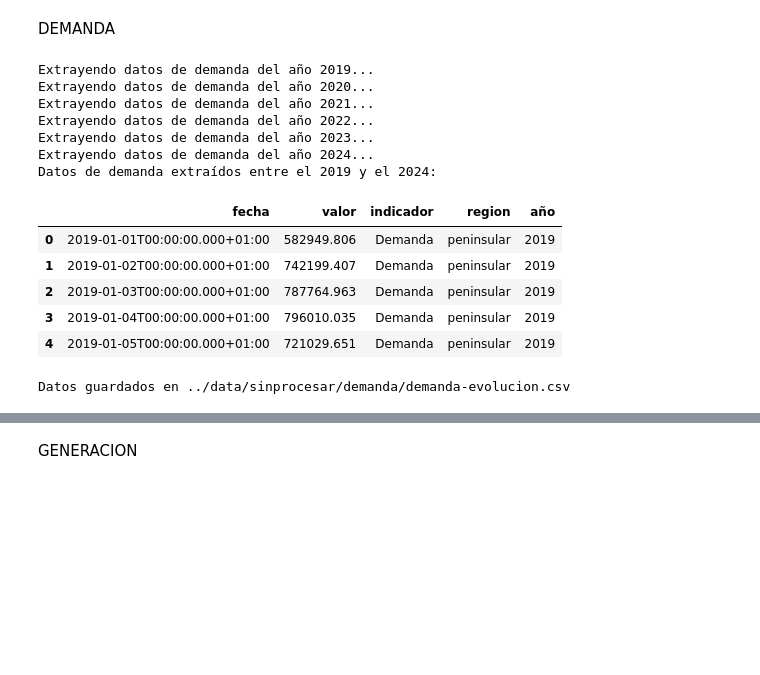
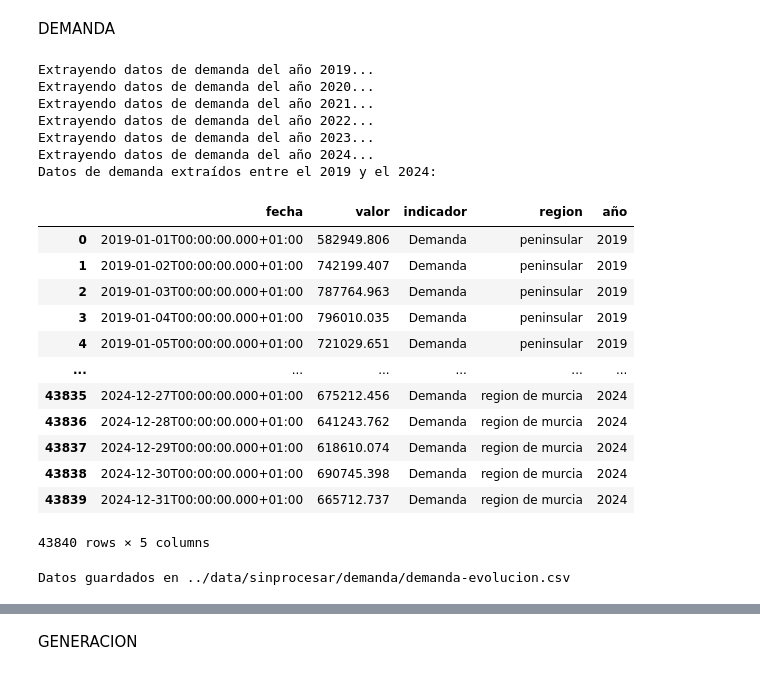
Before and after one commit to Yukiolion/Redes-El-ctricas-Espa-a, a Jupyter notebook: lib/notebooks/01_Extraccion.ipynb, the cells around one changed output, grey strips where cells are left out. Saved outputs shown, nothing was run; the diff lists cells and outputs as text; code cells hidden in the pictures; blank space fills up the shorter version.

```diff
--- a/lib/notebooks/01_Extraccion.ipynb
+++ b/lib/notebooks/01_Extraccion.ipynb
@@ -170,35 +170,42 @@ for year in range(2019, 2025):
             for punto in valores:
                 registros.append({
                     'fecha': punto['datetime'],
                     'valor': punto['value'],
                     'indicador': indicador,
                     'region': region_name,
                     'año': year
                 })
 
         df_demanda_year = pd.DataFrame(registros)
         df_demanda = pd.concat([df_demanda, df_demanda_year], ignore_index=True)
 
 print("Datos de demanda extraídos entre el 2019 y el 2024:")
-display(df_demanda.head())
+display(df_demanda)
 # Guardamos el DataFrame en un archivo CSV
 df_demanda.to_csv('../data/sinprocesar/demanda/demanda-evolucion.csv', index=False)
 print('Datos guardados en ../data/sinprocesar/demanda/demanda-evolucion.csv')
 # %% [output]
 Extrayendo datos de demanda del año 2019...
 Extrayendo datos de demanda del año 2020...
 Extrayendo datos de demanda del año 2021...
 Extrayendo datos de demanda del año 2022...
 Extrayendo datos de demanda del año 2023...
 Extrayendo datos de demanda del año 2024...
 Datos de demanda extraídos entre el 2019 y el 2024:
 |  | fecha | valor | indicador | region | año |
 | 0 | 2019-01-01T00:00:00.000+01:00 | 582949.806 | Demanda | peninsular | 2019 |
 | 1 | 2019-01-02T00:00:00.000+01:00 | 742199.407 | Demanda | peninsular | 2019 |
 | 2 | 2019-01-03T00:00:00.000+01:00 | 787764.963 | Demanda | peninsular | 2019 |
 | 3 | 2019-01-04T00:00:00.000+01:00 | 796010.035 | Demanda | peninsular | 2019 |
 | 4 | 2019-01-05T00:00:00.000+01:00 | 721029.651 | Demanda | peninsular | 2019 |
+| ... | ... | ... | ... | ... | ... |
+| 43835 | 2024-12-27T00:00:00.000+01:00 | 675212.456 | Demanda | region de murcia | 2024 |
+| 43836 | 2024-12-28T00:00:00.000+01:00 | 641243.762 | Demanda | region de murcia | 2024 |
+| 43837 | 2024-12-29T00:00:00.000+01:00 | 618610.074 | Demanda | region de murcia | 2024 |
+| 43838 | 2024-12-30T00:00:00.000+01:00 | 690745.398 | Demanda | region de murcia | 2024 |
+| 43839 | 2024-12-31T00:00:00.000+01:00 | 665712.737 | Demanda | region de murcia | 2024 |
-Datos guardados en ../data/sinprocesar/demanda/demanda-evolucion.csv
+43840 rows × 5 columns
+Datos guardados en ../data/sinprocesar/demanda/demanda-evolucion.csv
 # %%
 ### IRE GENERAL ###
 filtro_demanda = '/es/datos/demanda/ire-general'
```
Also changed, not shown: parts of 3 cells of this notebook, 7 other files.
